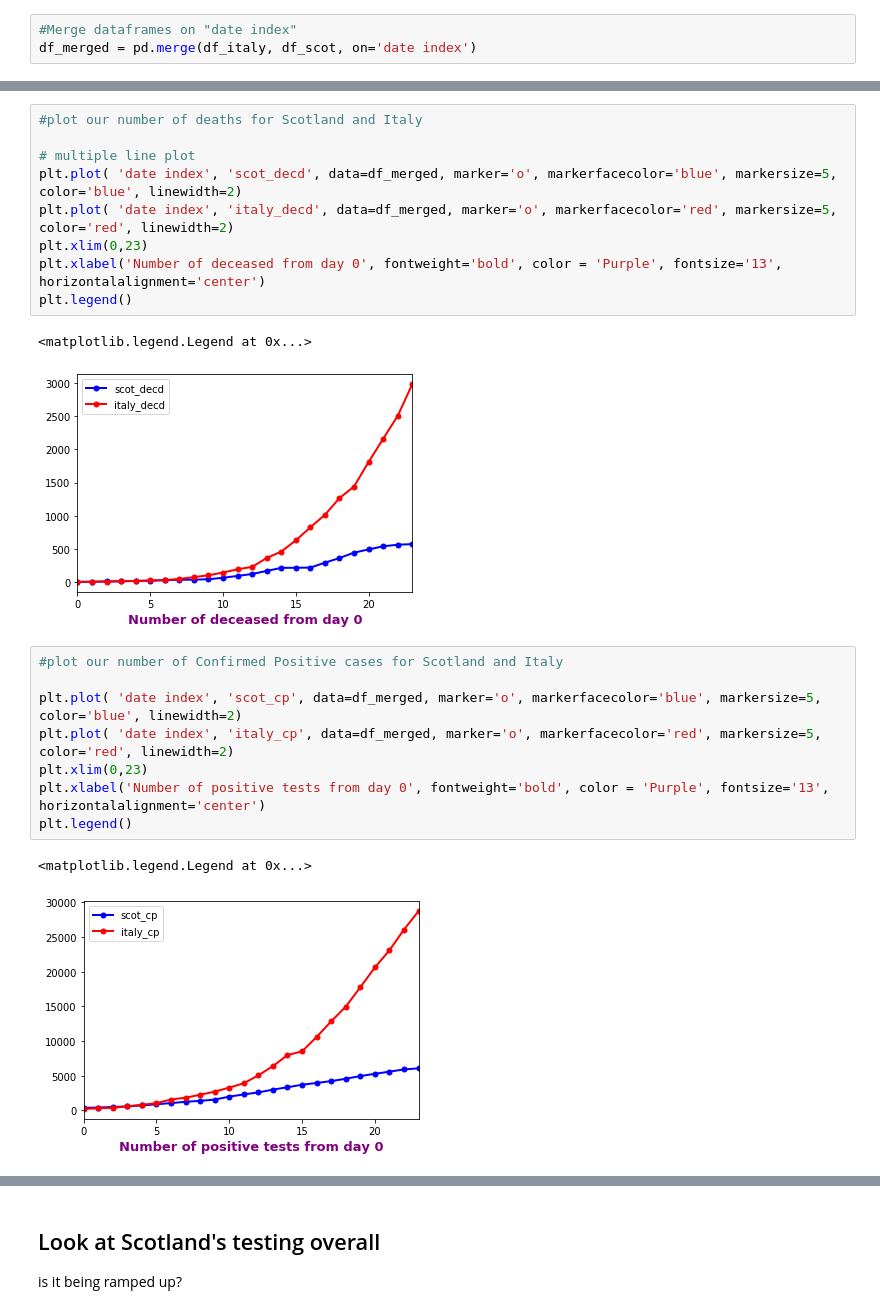
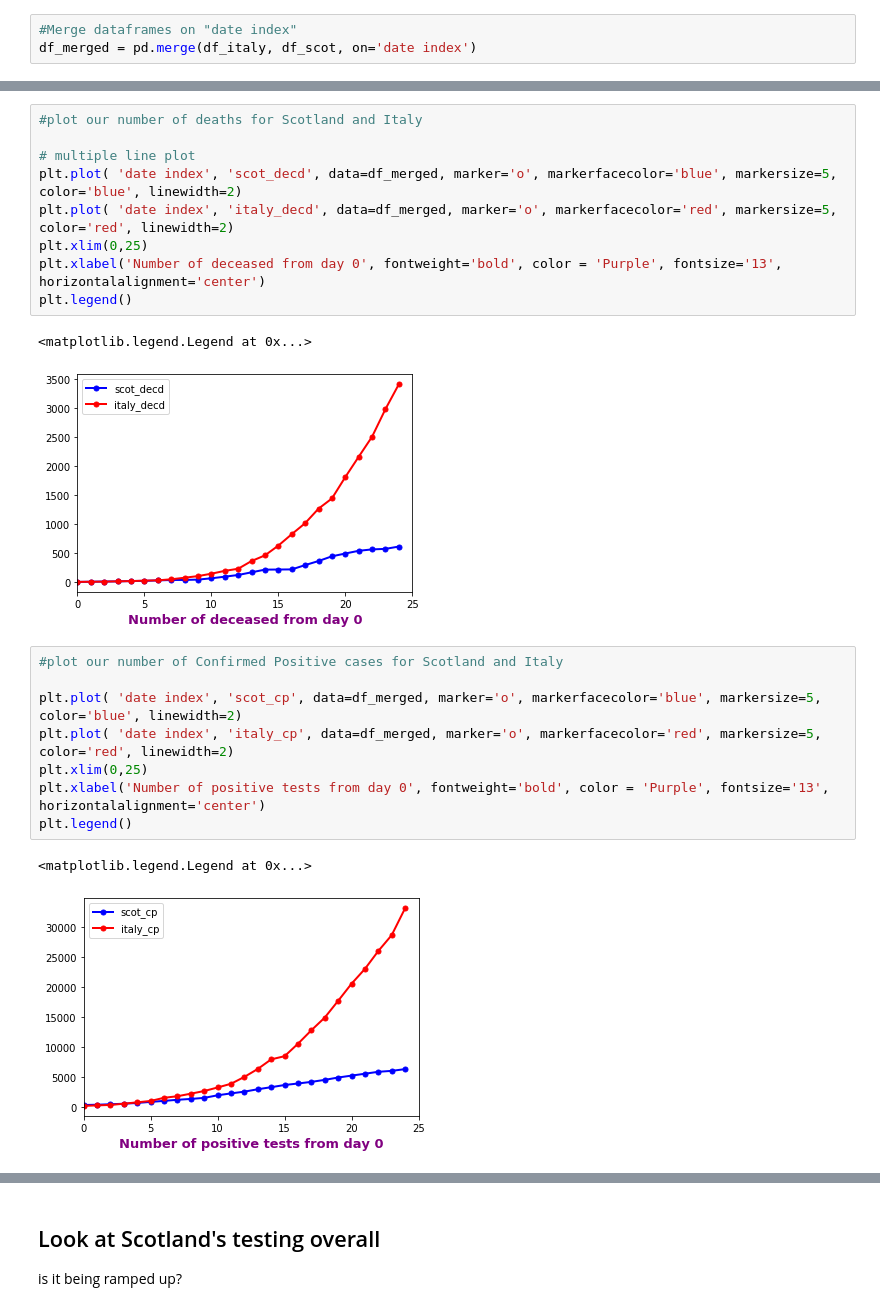
Before and after one commit to watty62/Scot_covid19, a Jupyter notebook: compare countries.ipynb, the cells around one changed output, grey strips where cells are left out. Drawn from its saved outputs; the diff is of its cells as text.

```diff
--- a/compare countries.ipynb
+++ b/compare countries.ipynb
@@ -183,23 +183,23 @@ df_merged
 # multiple line plot
 plt.plot( 'date index', 'scot_decd', data=df_merged, marker='o', markerfacecolor='blue', markersize=5, color='blue', linewidth=2)
 plt.plot( 'date index', 'italy_decd', data=df_merged, marker='o', markerfacecolor='red', markersize=5, color='red', linewidth=2)
-plt.xlim(0,23)
+plt.xlim(0,25)
 plt.xlabel('Number of deceased from day 0', fontweight='bold', color = 'Purple', fontsize='13', horizontalalignment='center')
 plt.legend()
 # %% [output]
 <matplotlib.legend.Legend at 0x...>
-[figure, old version]
+[figure, new version]
 # %%
 #plot our number of Confirmed Positive cases for Scotland and Italy
 
 plt.plot( 'date index', 'scot_cp', data=df_merged, marker='o', markerfacecolor='blue', markersize=5, color='blue', linewidth=2)
 plt.plot( 'date index', 'italy_cp', data=df_merged, marker='o', markerfacecolor='red', markersize=5, color='red', linewidth=2)
-plt.xlim(0,23)
+plt.xlim(0,25)
 plt.xlabel('Number of positive tests from day 0', fontweight='bold', color = 'Purple', fontsize='13', horizontalalignment='center')
 plt.legend()
 # %% [output]
 <matplotlib.legend.Legend at 0x...>
-[figure, old version]
+[figure, new version]
 # %%
 #plot our Total number of Tests administered for Scotland and Italy
 
```
Also changed, not shown: parts of 14 cells of this notebook, 1 other file.
